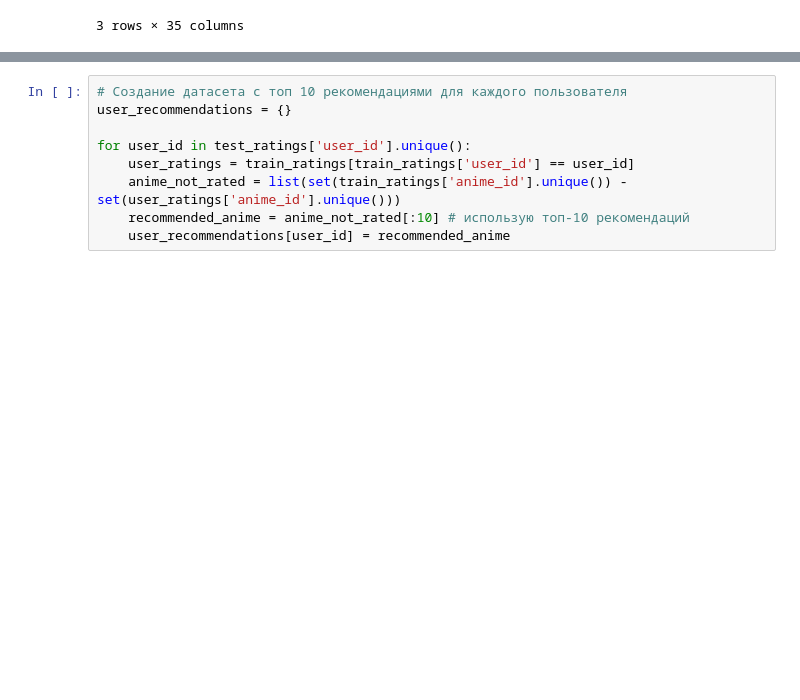
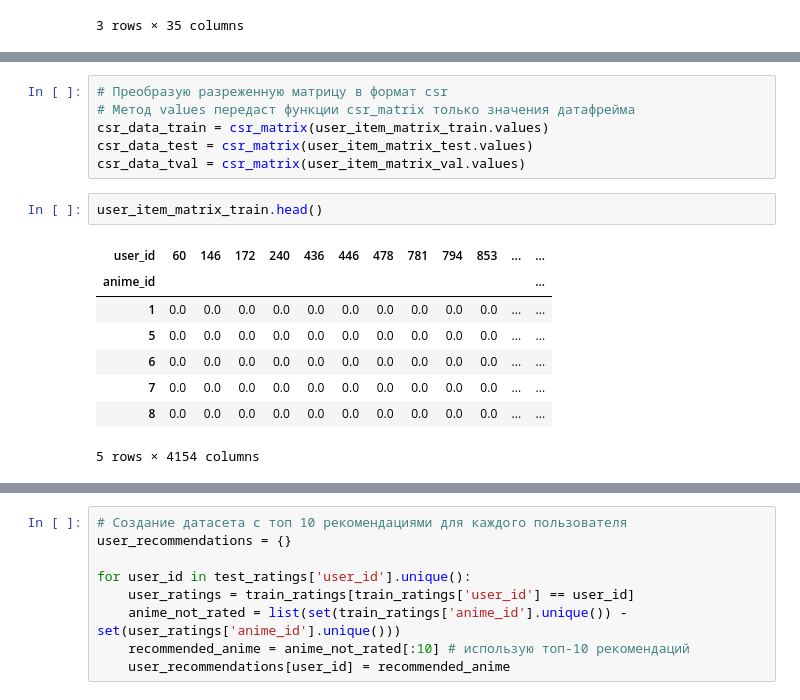
Before and after one commit to Tsuchikage/My-First-Data-Project-2, a Jupyter notebook: RecommendationSystem.ipynb, the cells around one changed output, grey strips where cells are left out. Cells and saved outputs as stored; diff of their text form; blank space fills up the shorter version.

```diff
--- a/RecommendationSystem.ipynb
+++ b/RecommendationSystem.ipynb
@@ -86,0 +143,17 @@ len(test_ratings)
+# %%
+# Преобразую разреженную матрицу в формат csr
+# Метод values передаст функции csr_matrix только значения датафрейма
+csr_data_train = csr_matrix(user_item_matrix_train.values)
+csr_data_test = csr_matrix(user_item_matrix_test.values)
+csr_data_tval = csr_matrix(user_item_matrix_val.values)
+# %%
+user_item_matrix_train.head()
+# %% [output]
+| user_id | 60 | 146 | 172 | 240 | 436 | 446 | 478 | 781 | 794 | 853 | ... | ... |
+| anime_id |  |  |  |  |  |  |  |  |  |  |  | ... |
+| 1 | 0.0 | 0.0 | 0.0 | 0.0 | 0.0 | 0.0 | 0.0 | 0.0 | 0.0 | 0.0 | ... | ... |
+| 5 | 0.0 | 0.0 | 0.0 | 0.0 | 0.0 | 0.0 | 0.0 | 0.0 | 0.0 | 0.0 | ... | ... |
+| 6 | 0.0 | 0.0 | 0.0 | 0.0 | 0.0 | 0.0 | 0.0 | 0.0 | 0.0 | 0.0 | ... | ... |
+| 7 | 0.0 | 0.0 | 0.0 | 0.0 | 0.0 | 0.0 | 0.0 | 0.0 | 0.0 | 0.0 | ... | ... |
+| 8 | 0.0 | 0.0 | 0.0 | 0.0 | 0.0 | 0.0 | 0.0 | 0.0 | 0.0 | 0.0 | ... | ... |
+5 rows × 4154 columns
```
Also changed, not shown: parts of 46 cells of this notebook.
